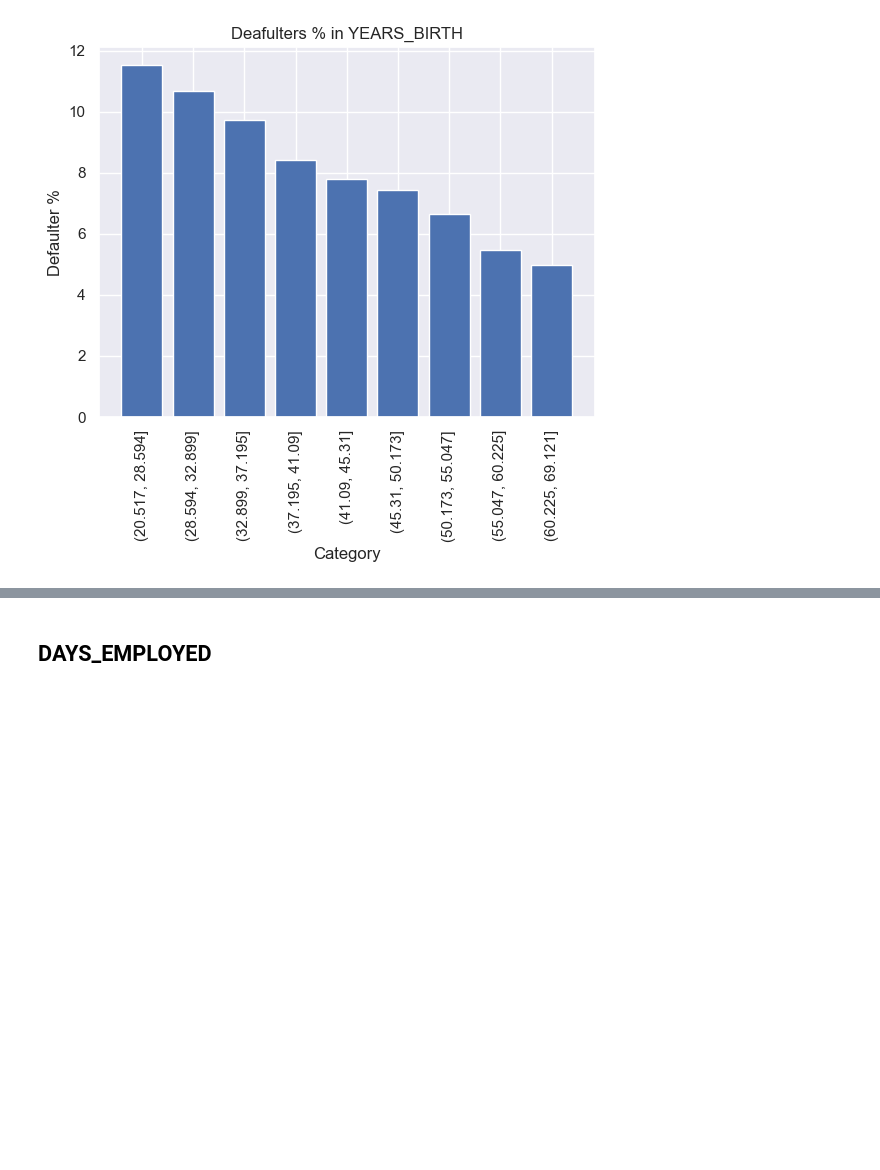
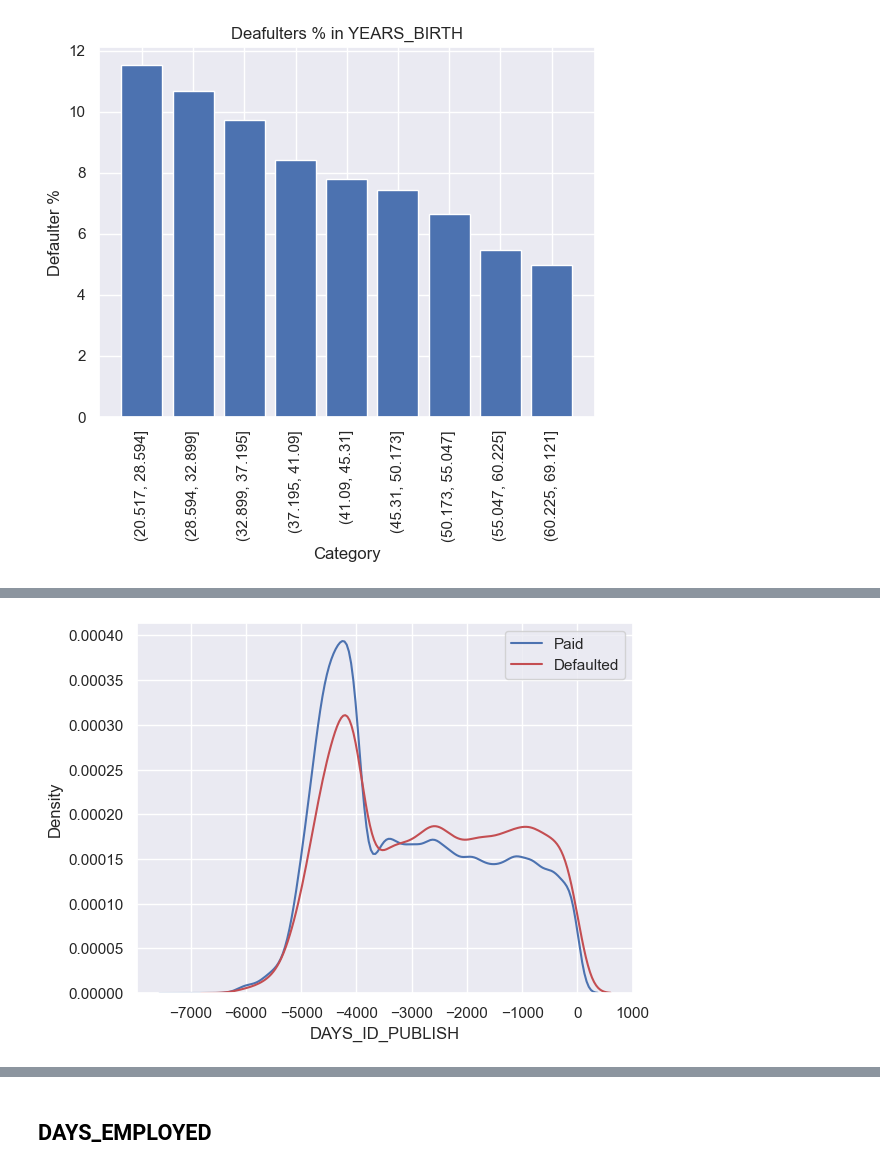
Before and after one commit to seg-fault123/bdm_project, a Jupyter notebook: cleaning.ipynb, the cells around one changed output, grey strips where cells are left out. Saved outputs shown, nothing was run; the diff lists cells and outputs as text; code cells hidden in the pictures; blank space fills up the shorter version.

```diff
--- a/cleaning.ipynb
+++ b/cleaning.ipynb
@@ -209,0 +232,5 @@ Name: YEARS_BIRTH_binned, dtype: float64
+# %%
+
+plot_kde_vs_target('DAYS_ID_PUBLISH', numerical_frame)
+# %% [output]
+[figure, added]
```
Also changed, not shown: parts of 25 cells of this notebook.
